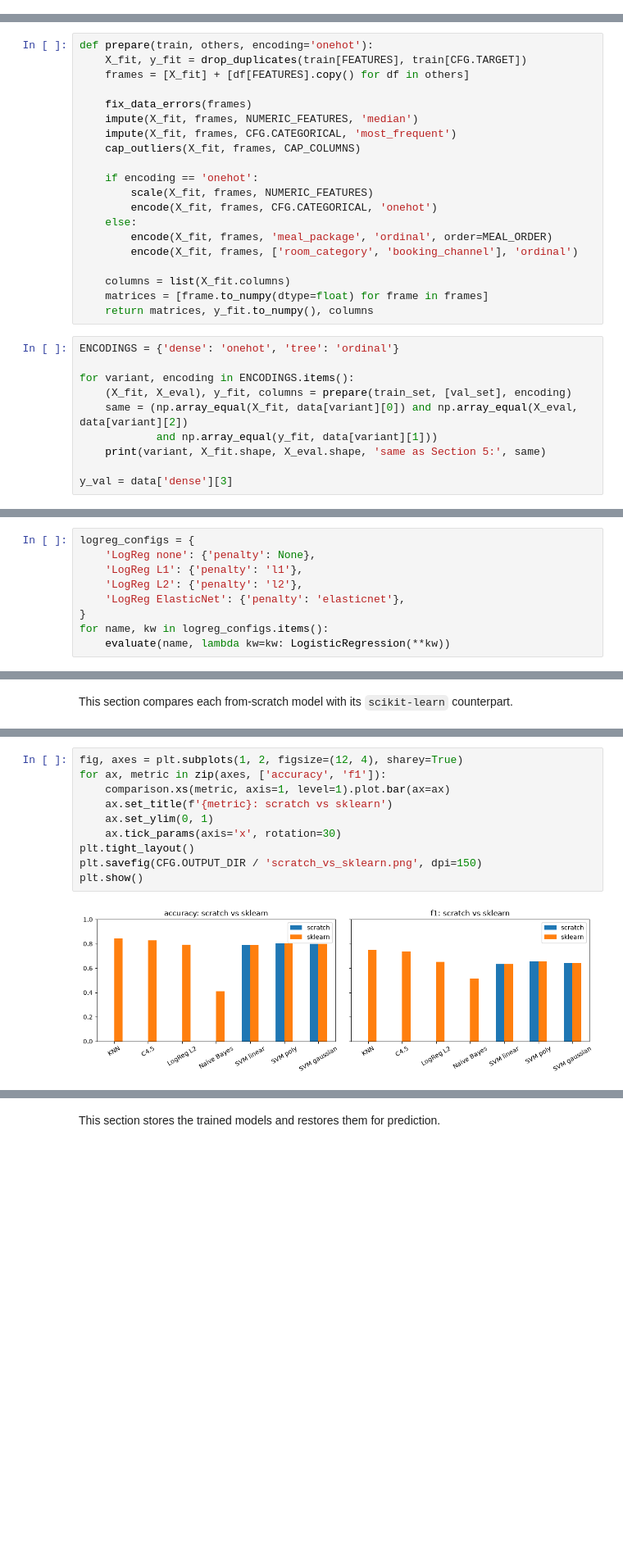
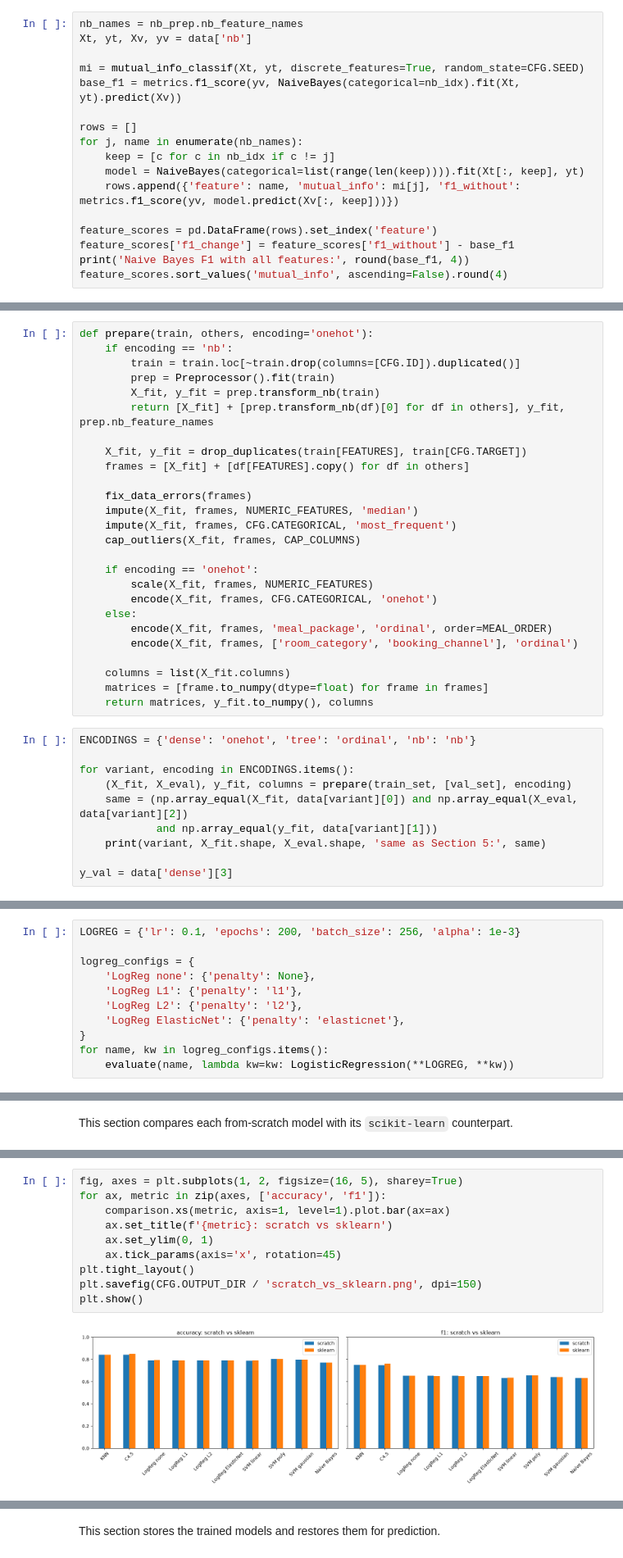
Before and after one commit to buege-putra/IF3170_G23_NoName, a Jupyter notebook: notebook.ipynb, the cells around one changed output, grey strips where cells are left out. Shown at 82% size. Saved outputs shown, nothing was run; the diff lists cells and outputs as text; blank space fills up the shorter version.

```diff
--- a/notebook.ipynb
+++ b/notebook.ipynb
@@ -801,0 +824,17 @@ tree categorical columns: [14, 15, 16]
+# %%
+nb_names = nb_prep.nb_feature_names
+Xt, yt, Xv, yv = data['nb']
+
+mi = mutual_info_classif(Xt, yt, discrete_features=True, random_state=CFG.SEED)
+base_f1 = metrics.f1_score(yv, NaiveBayes(categorical=nb_idx).fit(Xt, yt).predict(Xv))
+
+rows = []
+for j, name in enumerate(nb_names):
+    keep = [c for c in nb_idx if c != j]
+    model = NaiveBayes(categorical=list(range(len(keep)))).fit(Xt[:, keep], yt)
+    rows.append({'feature': name, 'mutual_info': mi[j], 'f1_without': metrics.f1_score(yv, model.predict(Xv[:, keep]))})
+
+feature_scores = pd.DataFrame(rows).set_index('feature')
+feature_scores['f1_change'] = feature_scores['f1_without'] - base_f1
+print('Naive Bayes F1 with all features:', round(base_f1, 4))
+feature_scores.sort_values('mutual_info', ascending=False).round(4)
@@ -809,6 +869,12 @@ tree categorical columns: [14, 15, 16]
 The pipeline combines the preparation steps so they run in one consistent order.
 # %%
 def prepare(train, others, encoding='onehot'):
+    if encoding == 'nb':
+        train = train.loc[~train.drop(columns=[CFG.ID]).duplicated()]
+        prep = Preprocessor().fit(train)
+        X_fit, y_fit = prep.transform_nb(train)
+        return [X_fit] + [prep.transform_nb(df)[0] for df in others], y_fit, prep.nb_feature_names
+
     X_fit, y_fit = drop_duplicates(train[FEATURES], train[CFG.TARGET])
     frames = [X_fit] + [df[FEATURES].copy() for df in others]
 
@@ -828,7 +894,7 @@ def prepare(train, others, encoding='onehot'):
     matrices = [frame.to_numpy(dtype=float) for frame in frames]
     return matrices, y_fit.to_numpy(), columns
 # %%
-ENCODINGS = {'dense': 'onehot', 'tree': 'ordinal'}
+ENCODINGS = {'dense': 'onehot', 'tree': 'ordinal', 'nb': 'nb'}
 
 for variant, encoding in ENCODINGS.items():
     (X_fit, X_eval), y_fit, columns = prepare(train_set, [val_set], encoding)
@@ -884,6 +960,8 @@ evaluate('C4.5', lambda: C45DecisionTree(max_depth=10, categorical=cat_idx), var
 
 This part covers the model with L1, L2, and Elastic Net regularization.
 # %%
+LOGREG = {'lr': 0.1, 'epochs': 200, 'batch_size': 256, 'alpha': 1e-3}
+
 logreg_configs = {
     'LogReg none': {'penalty': None},
     'LogReg L1': {'penalty': 'l1'},
@@ -891,7 +969,7 @@ logreg_configs = {
     'LogReg ElasticNet': {'penalty': 'elasticnet'},
 }
 for name, kw in logreg_configs.items():
-    evaluate(name, lambda kw=kw: LogisticRegression(**kw))
+    evaluate(name, lambda kw=kw: LogisticRegression(**LOGREG, **kw))
 # %% [markdown]
 ## Support Vector Machine
 
@@ -996,15 +1103,15 @@ comparison.round(3)
 # %%
-fig, axes = plt.subplots(1, 2, figsize=(12, 4), sharey=True)
+fig, axes = plt.subplots(1, 2, figsize=(16, 5), sharey=True)
 for ax, metric in zip(axes, ['accuracy', 'f1']):
     comparison.xs(metric, axis=1, level=1).plot.bar(ax=ax)
     ax.set_title(f'{metric}: scratch vs sklearn')
     ax.set_ylim(0, 1)
-    ax.tick_params(axis='x', rotation=30)
+    ax.tick_params(axis='x', rotation=45)
 plt.tight_layout()
 plt.savefig(CFG.OUTPUT_DIR / 'scratch_vs_sklearn.png', dpi=150)
 plt.show()
 # %% [output]
-[figure, old version]
+[figure, new version]
 # %% [markdown]
 ---
 
```
Also changed, not shown: parts of 24 cells of this notebook.
